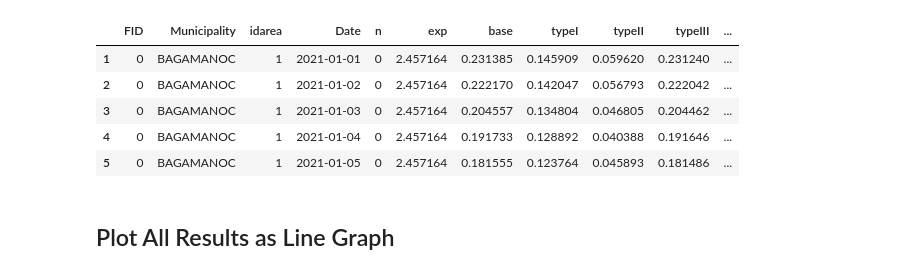
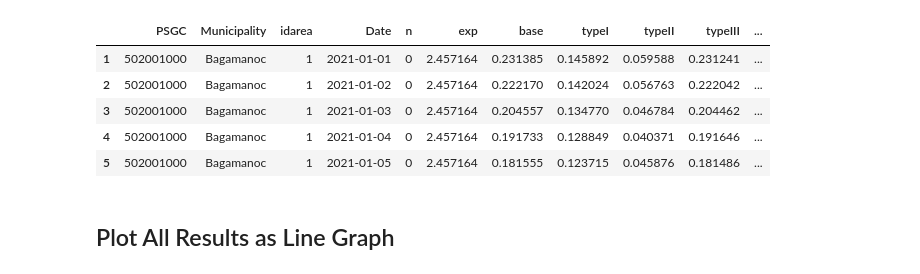
Before and after one commit to dddelacruz/cs198-scl-envi-2425, a Jupyter notebook: 05_data_visualization/results_visualization.ipynb, the cells around one changed output. Cells and saved outputs as stored; diff of their text form; code cells hidden in the pictures.

```diff
--- a/05_data_visualization/results_visualization.ipynb
+++ b/05_data_visualization/results_visualization.ipynb
@@ -1,18 +1,18 @@
 # %%
 import pandas as pd
 
-file = '../04_results/CATANDUANES/01_spatiotemporal/with_exp/CATANDUANES_results.csv'
+file = '../04_results/CATANDUANES/01_spatiotemporal/Catanduanes_results.csv'
 
 results = pd.read_csv(file, index_col="Unnamed: 0")
 
 results.head()
 # %% [output]
-|  | FID | Municipality | idarea | Date | n | exp | base | typeI | typeII | typeIII | ... |
-| 1 | 0 | BAGAMANOC | 1 | 2021-01-01 | 0 | 2.457164 | 0.231385 | 0.145909 | 0.059620 | 0.231240 | ... |
-| 2 | 0 | BAGAMANOC | 1 | 2021-01-02 | 0 | 2.457164 | 0.222170 | 0.142047 | 0.056793 | 0.222042 | ... |
-| 3 | 0 | BAGAMANOC | 1 | 2021-01-03 | 0 | 2.457164 | 0.204557 | 0.134804 | 0.046805 | 0.204462 | ... |
-| 4 | 0 | BAGAMANOC | 1 | 2021-01-04 | 0 | 2.457164 | 0.191733 | 0.128892 | 0.040388 | 0.191646 | ... |
-| 5 | 0 | BAGAMANOC | 1 | 2021-01-05 | 0 | 2.457164 | 0.181555 | 0.123764 | 0.045893 | 0.181486 | ... |
+|  | PSGC | Municipality | idarea | Date | n | exp | base | typeI | typeII | typeIII | ... |
+| 1 | 502001000 | Bagamanoc | 1 | 2021-01-01 | 0 | 2.457164 | 0.231385 | 0.145892 | 0.059588 | 0.231241 | ... |
+| 2 | 502001000 | Bagamanoc | 1 | 2021-01-02 | 0 | 2.457164 | 0.222170 | 0.142024 | 0.056763 | 0.222042 | ... |
+| 3 | 502001000 | Bagamanoc | 1 | 2021-01-03 | 0 | 2.457164 | 0.204557 | 0.134770 | 0.046784 | 0.204462 | ... |
+| 4 | 502001000 | Bagamanoc | 1 | 2021-01-04 | 0 | 2.457164 | 0.191733 | 0.128849 | 0.040371 | 0.191646 | ... |
+| 5 | 502001000 | Bagamanoc | 1 | 2021-01-05 | 0 | 2.457164 | 0.181555 | 0.123715 | 0.045876 | 0.181486 | ... |
 # %% [markdown]
 ## Plot All Results as Line Graph
 # %%
```
Also changed, not shown: parts of 3 cells of this notebook, 15 other files.
